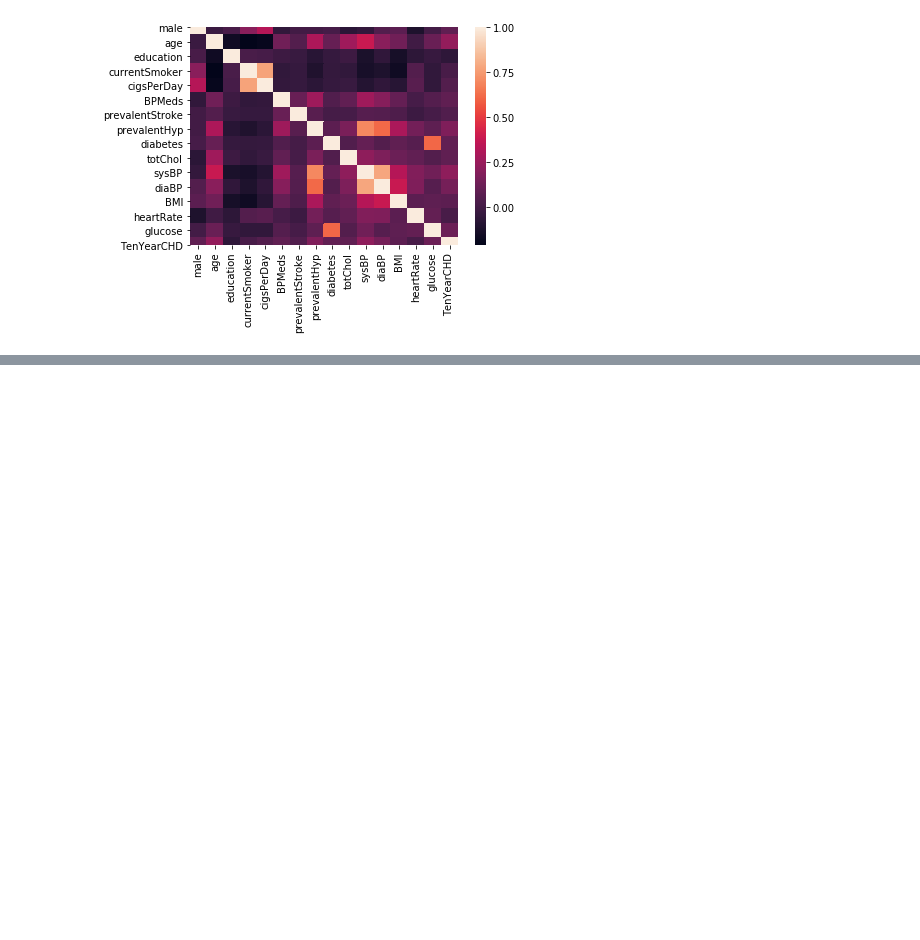
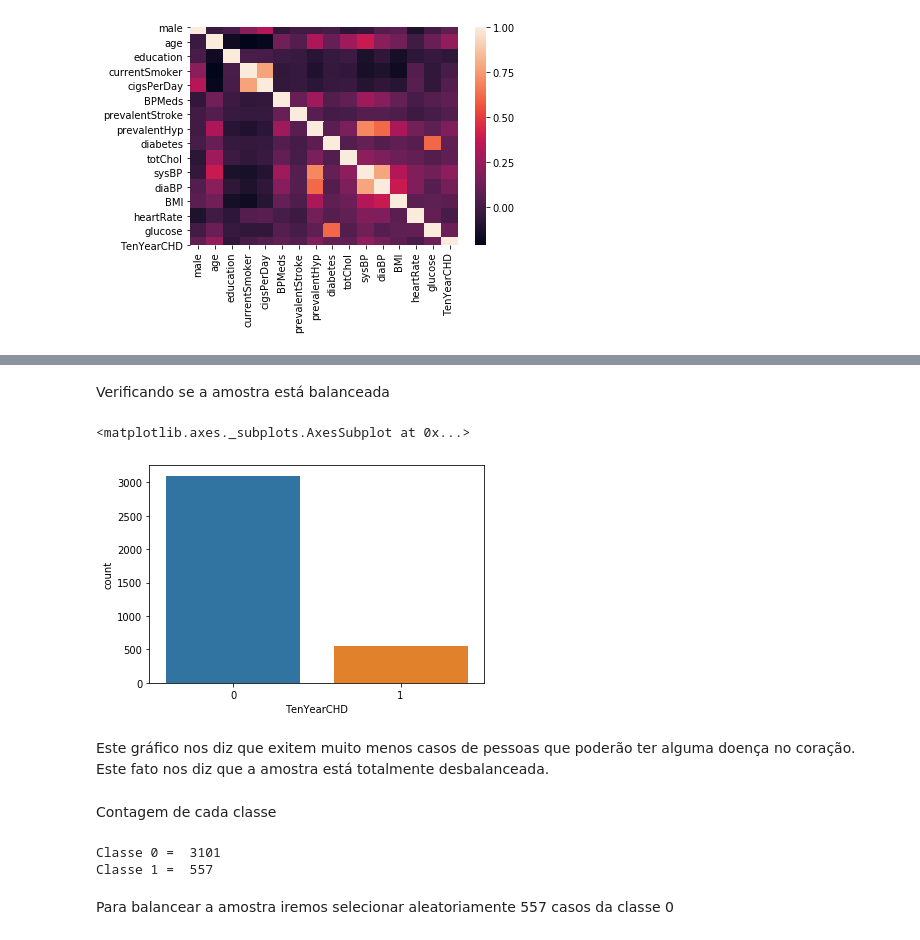
Before and after one commit to danmorales/CursoDS_ProfDanilo, a Jupyter notebook: Classificacao/Regressao_Logistica/Regressao_Logistica_Coracao.ipynb, the cells around one changed output, grey strips where cells are left out. Drawn from its saved outputs; the diff is of its cells as text; code cells hidden in the pictures; blank space fills up the shorter version.

```diff
--- a/Classificacao/Regressao_Logistica/Regressao_Logistica_Coracao.ipynb
+++ b/Classificacao/Regressao_Logistica/Regressao_Logistica_Coracao.ipynb
@@ -141,0 +144,2 @@ sns.heatmap(correlacao)
+# %%
+dados = dados.drop('education',axis=1)
@@ -141,0 +148,2 @@ sns.heatmap(correlacao)
+# %%
+colunas = ['age','cigsPerDay','totChol','sysBP','diaBP','BMI','heartRate','glucose']
@@ -141,0 +152,4 @@ sns.heatmap(correlacao)
+# %%
+normalizador = MinMaxScaler(feature_range=(0,1))
+# %%
+dados[colunas] = normalizador.fit_transform(dados[colunas])
@@ -141,0 +165,11 @@ sns.heatmap(correlacao)
+# %% [markdown]
+Verificando se a amostra está balanceada
+# %%
+sns.countplot(x='TenYearCHD',data=dados)
+# %% [output]
+<matplotlib.axes._subplots.AxesSubplot at 0x...>
+[figure, added]
+# %% [markdown]
+Este gráfico nos diz que exitem muito menos casos de pessoas que poderão ter alguma doença no coração. Este fato nos diz que a amostra está totalmente desbalanceada.
+# %% [markdown]
+Contagem de cada classe
@@ -141,0 +178,8 @@ sns.heatmap(correlacao)
+# %%
+print('Classe 0 = ',contagem[0])
+print('Classe 1 = ',contagem[1])
+# %% [output]
+Classe 0 =  3101
+Classe 1 =  557
+# %% [markdown]
+Para balancear a amostra iremos selecionar aleatoriamente 557 casos da classe 0
```
Also changed, not shown: parts of 40 cells of this notebook, 1 other file.
